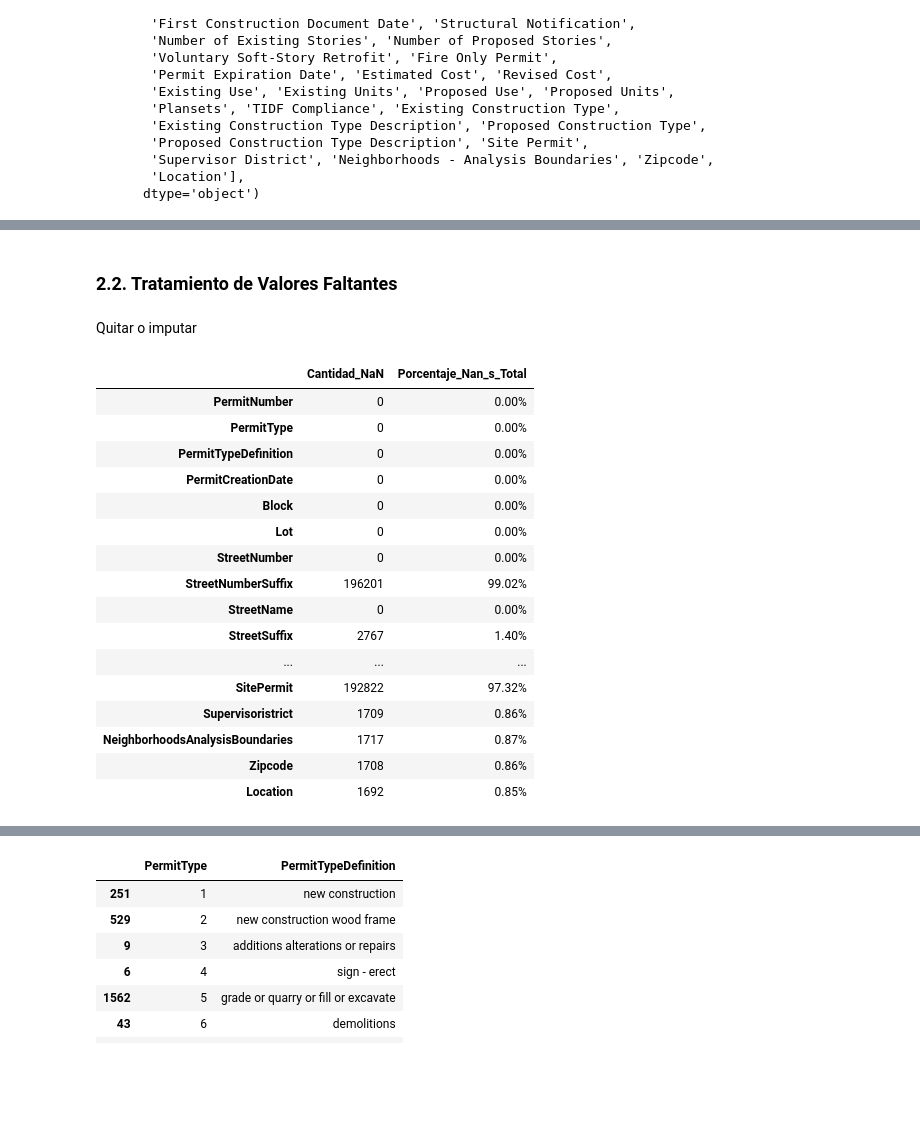
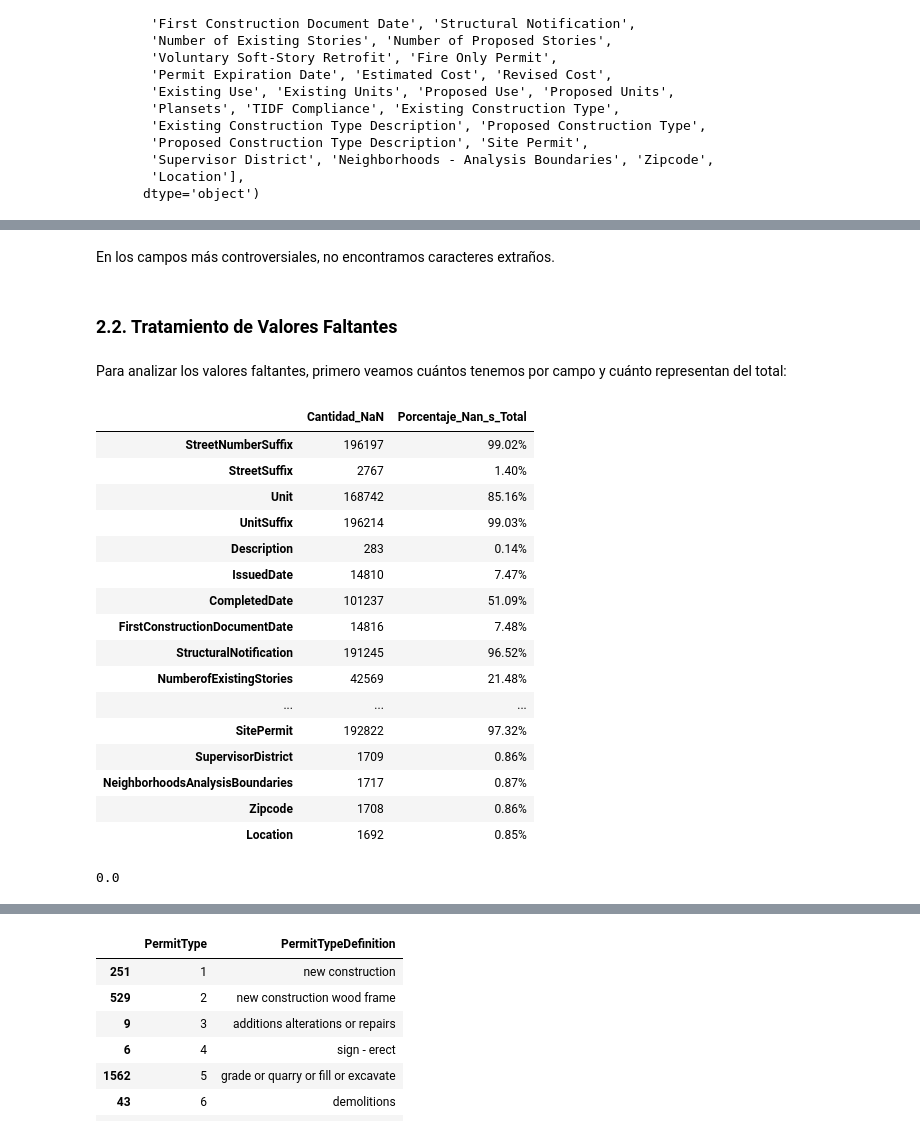
Before and after one commit to lprone/testDocker, a Jupyter notebook: notebooks/Laboratorio - L. Prone y J. Bergamasco.ipynb, the cells around one changed output, grey strips where cells are left out. Drawn from its saved outputs; the diff is of its cells as text; code cells hidden in the pictures; blank space fills up the shorter version.

```diff
--- a/notebooks/Laboratorio - L. Prone y J. Bergamasco.ipynb
+++ b/notebooks/Laboratorio - L. Prone y J. Bergamasco.ipynb
@@ -683,0 +577,5 @@ data_unique
+# %%
+new_cols = (data_unique.columns.str.replace(' ', '')).str.replace('-','')
+
+data_unique.columns = new_cols
+data_unique
@@ -683,0 +610,8 @@ data_unique
+# %%
+def weird(val):
+    if isinstance(val, float):
+        return 0
+    return bad.sequence_weirdness(val)
+
+data_unique['DescriptionWeird'] = data_unique['Description'].apply(weird)
+data_unique[data_unique['DescriptionWeird'] > 1]
@@ -683,0 +626,3 @@ data_unique
+# %%
+data_unique['ExistingUseWeird'] = data_unique['ExistingUse'].apply(weird)
+data_unique[data_unique['ExistingUseWeird'] > 1]
@@ -684,26 +637,37 @@ data_unique
+# %% [markdown]
+En los campos más controversiales, no encontramos caracteres extraños.
 # %% [markdown]
 ### 2.2. Tratamiento de Valores Faltantes
-# %% [markdown]
-Quitar o imputar
+# %% [markdown]
+Para analizar los valores faltantes, primero veamos cuántos tenemos por campo y cuánto representan del total:
 # %%
-pd.DataFrame([data_unique.isnull().sum(),
-              data_unique.isnull().sum()/len(data_unique)]).transpose().rename(
-    columns = {0:'Cantidad_NaN',1:'Porcentaje_Nan_s_Total'}).style.format({'Porcentaje_Nan_s_Total':"{:.2%}"})
+valores_faltantes = pd.DataFrame([data_unique.isnull().sum(),
+                                   data_unique.isnull().sum()/len(data_unique)]).transpose().rename(
+    columns = {0:'Cantidad_NaN',1:'Porcentaje_Nan_s_Total'})
+
+
+
+#valores_faltantes.style.format({'Porcentaje_Nan_s_Total':"{:.2%}"})
+valores_faltantes.loc[valores_faltantes['Cantidad_NaN']>0].style.format({'Porcentaje_Nan_s_Total':"{:.2%}"})
 # %% [output]
 |  | Cantidad_NaN | Porcentaje_Nan_s_Total |
-| PermitNumber | 0 | 0.00% |
-| PermitType | 0 | 0.00% |
-| PermitTypeDefinition | 0 | 0.00% |
-| PermitCreationDate | 0 | 0.00% |
-| Block | 0 | 0.00% |
-| Lot | 0 | 0.00% |
-| StreetNumber | 0 | 0.00% |
-| StreetNumberSuffix | 196201 | 99.02% |
-| StreetName | 0 | 0.00% |
+| StreetNumberSuffix | 196197 | 99.02% |
 | StreetSuffix | 2767 | 1.40% |
+| Unit | 168742 | 85.16% |
+| UnitSuffix | 196214 | 99.03% |
+| Description | 283 | 0.14% |
+| IssuedDate | 14810 | 7.47% |
+| CompletedDate | 101237 | 51.09% |
+| FirstConstructionDocumentDate | 14816 | 7.48% |
+| StructuralNotification | 191245 | 96.52% |
+| NumberofExistingStories | 42569 | 21.48% |
 | ... | ... | ... |
 | SitePermit | 192822 | 97.32% |
-| Supervisoristrict | 1709 | 0.86% |
+| SupervisorDistrict | 1709 | 0.86% |
 | NeighborhoodsAnalysisBoundaries | 1717 | 0.87% |
 | Zipcode | 1708 | 0.86% |
 | Location | 1692 | 0.85% |
+# %%
+len(data_unique.dropna())/len(data_unique)
+# %% [output]
+0.0
```
Also changed, not shown: parts of 37 cells of this notebook.
